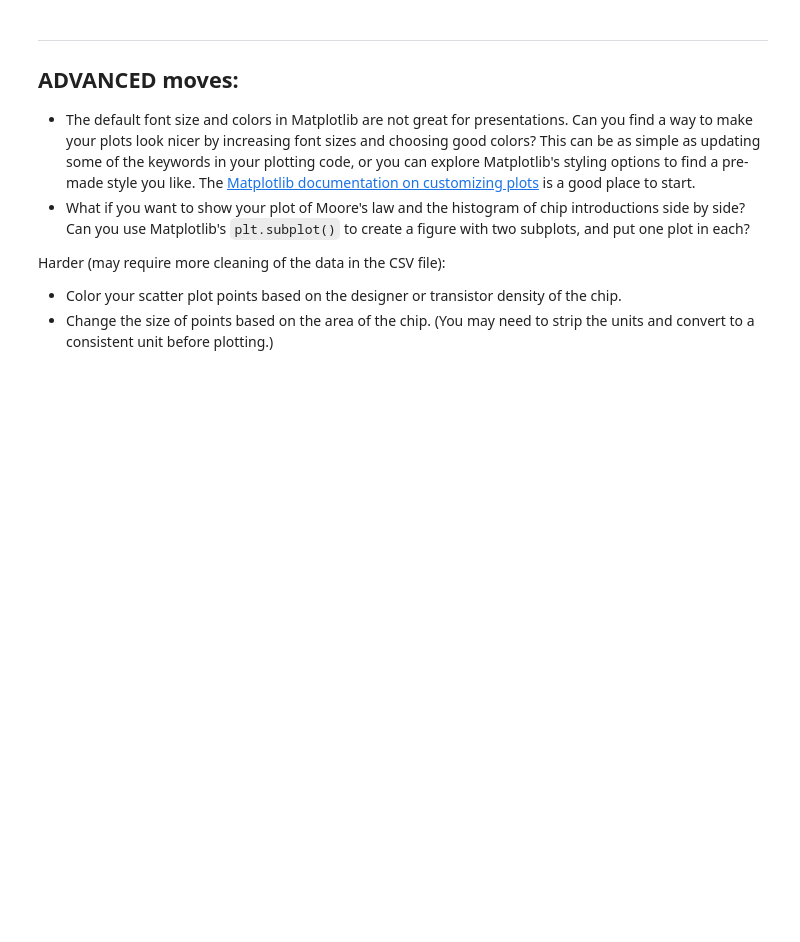
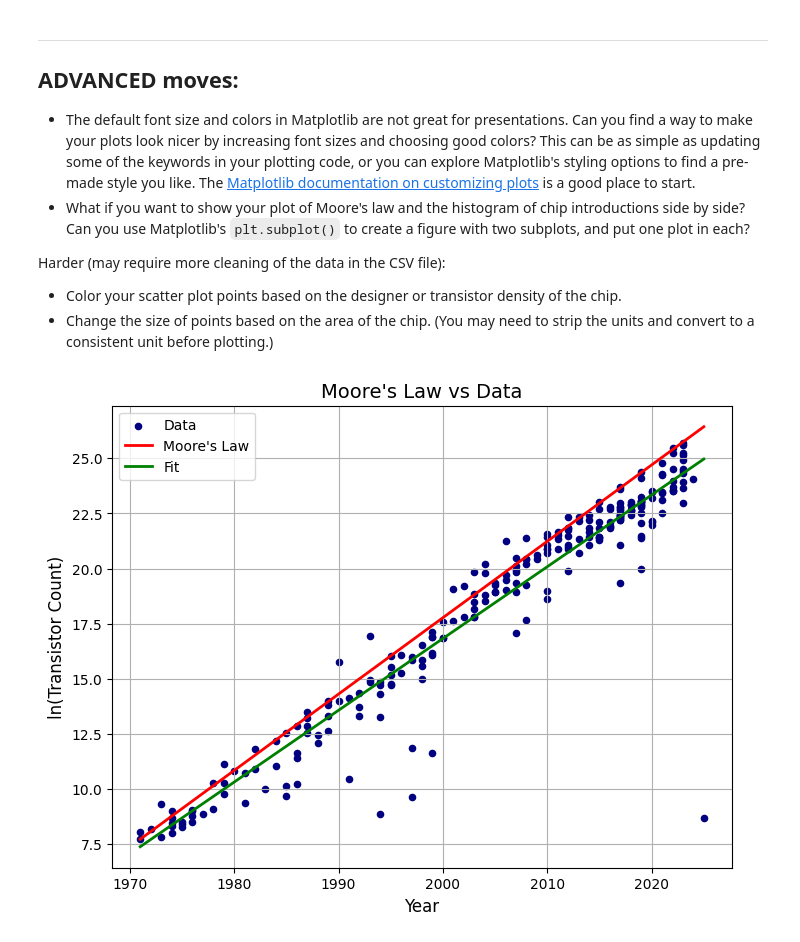
Before and after one commit to mdiby-star05/numerical-methods, a Jupyter notebook: assignments/week_06/mooreslaw.ipynb, the cells around one changed output. Drawn from its saved outputs; the diff is of its cells as text; code cells hidden in the pictures; blank space fills up the shorter version.

```diff
--- a/assignments/week_06/mooreslaw.ipynb
+++ b/assignments/week_06/mooreslaw.ipynb
@@ -574,3 +639,22 @@ plt.show()
 Harder (may require more cleaning of the data in the CSV file):
 - Color your scatter plot points based on the designer  or transistor density of the chip.
 - Change the size of points based on the area of the chip. (You may need to strip the units and convert to a consistent unit before plotting.)
+# %%
+plt.figure(figsize=(8,6))
+
+plt.scatter(year, yi, color="navy", s=20, label="Data")
+
+plt.plot(year, moores_law(year), color="red", linewidth=2, label="Moore's Law")
+
+plt.plot(year, linear_model(year,A,B), color="green", linewidth=2, label="Fit")
+
+plt.xlabel("Year", fontsize=12)
+plt.ylabel("ln(Transistor Count)", fontsize=12)
+plt.title("Moore's Law vs Data", fontsize=14)
+
+plt.legend()
+plt.grid(True)
+
+plt.show()
+# %% [output]
+[figure, added]
```
Also changed, not shown: parts of 10 cells of this notebook, 1 other file.
